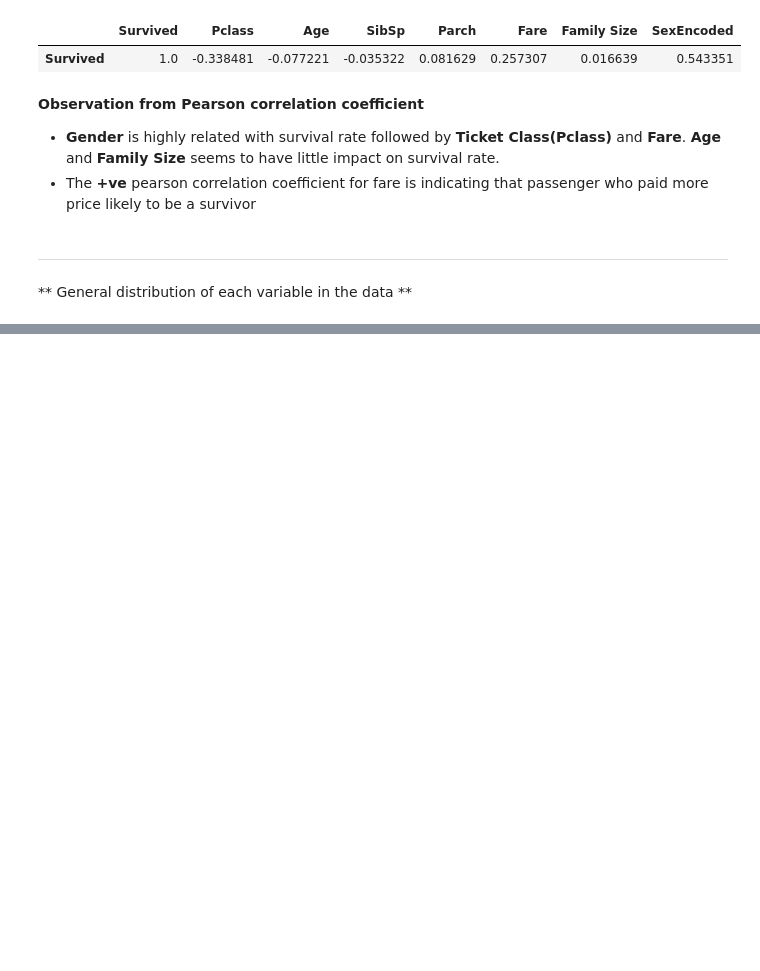
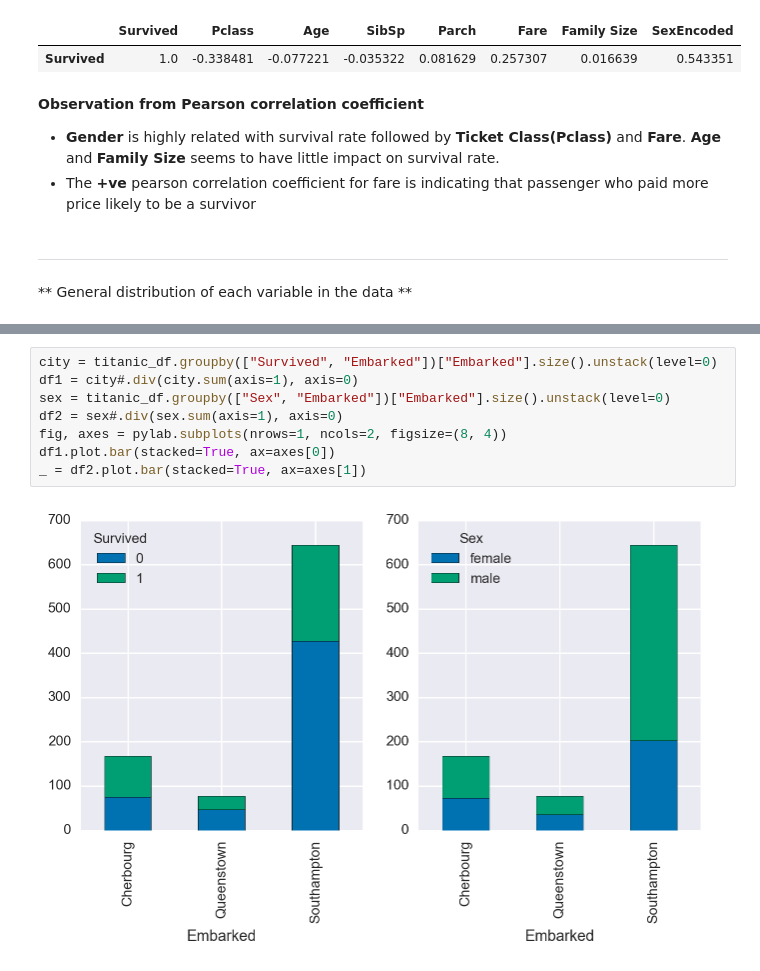
Before and after one commit to shamshad-npti/python-quick-start, a Jupyter notebook: data-analytics/Titanic Dataset - Data Analysis.ipynb, the cells around one changed output, grey strips where cells are left out. Saved outputs shown, nothing was run; the diff lists cells and outputs as text; blank space fills up the shorter version.

```diff
--- a/data-analytics/Titanic Dataset - Data Analysis.ipynb
+++ b/data-analytics/Titanic Dataset - Data Analysis.ipynb
@@ -207,0 +279,10 @@ _ = fig.suptitle("Distribution of Categorical Variables", fontsize=14)
+# %%
+city = titanic_df.groupby(["Survived", "Embarked"])["Embarked"].size().unstack(level=0)
+df1 = city#.div(city.sum(axis=1), axis=0)
+sex = titanic_df.groupby(["Sex", "Embarked"])["Embarked"].size().unstack(level=0)
+df2 = sex#.div(sex.sum(axis=1), axis=0)
+fig, axes = pylab.subplots(nrows=1, ncols=2, figsize=(8, 4))
+df1.plot.bar(stacked=True, ax=axes[0])
+_ = df2.plot.bar(stacked=True, ax=axes[1])
+# %% [output]
+[figure, added]
```
Also changed, not shown: parts of 6 cells of this notebook, 2 other files.
